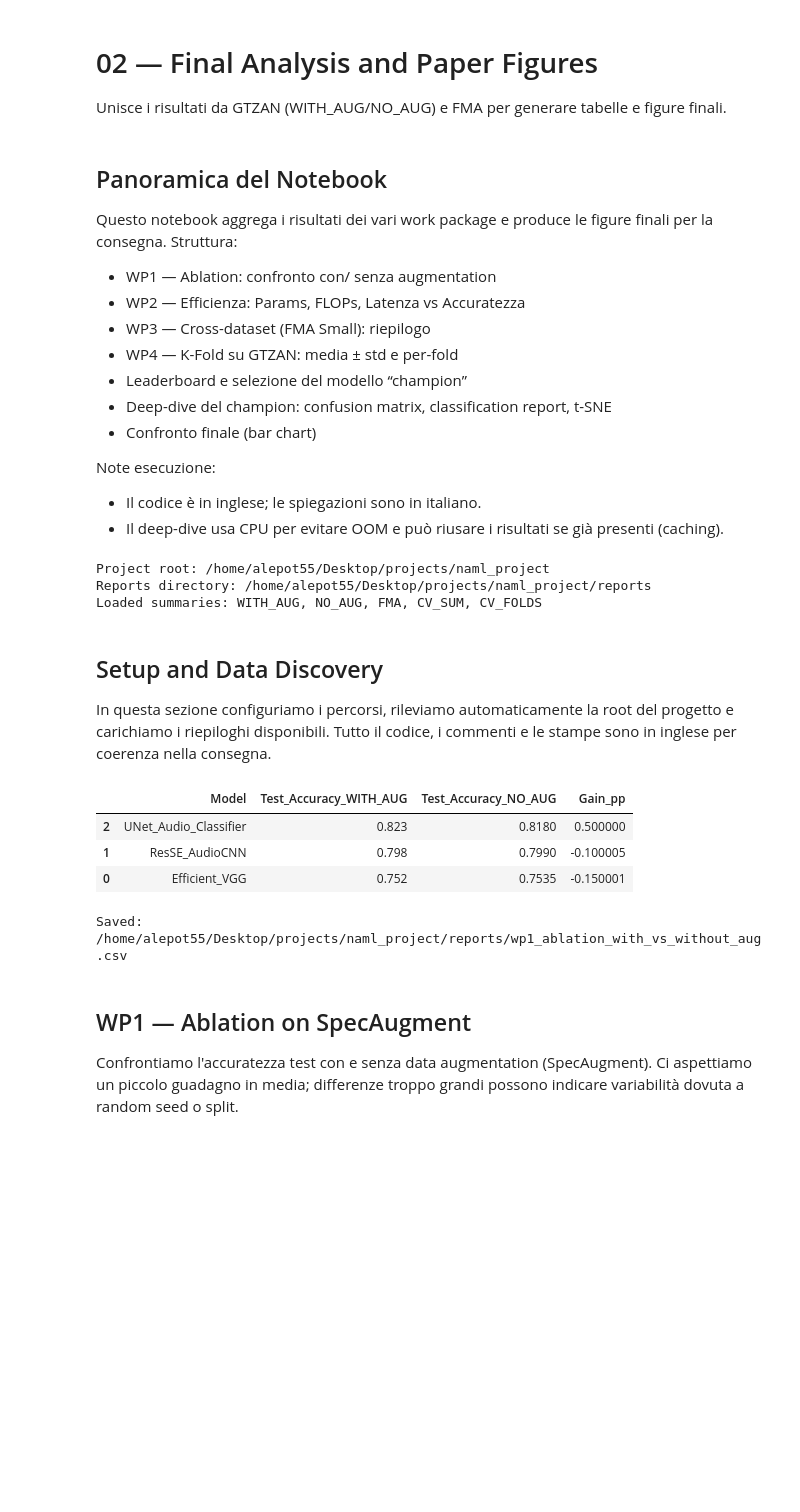
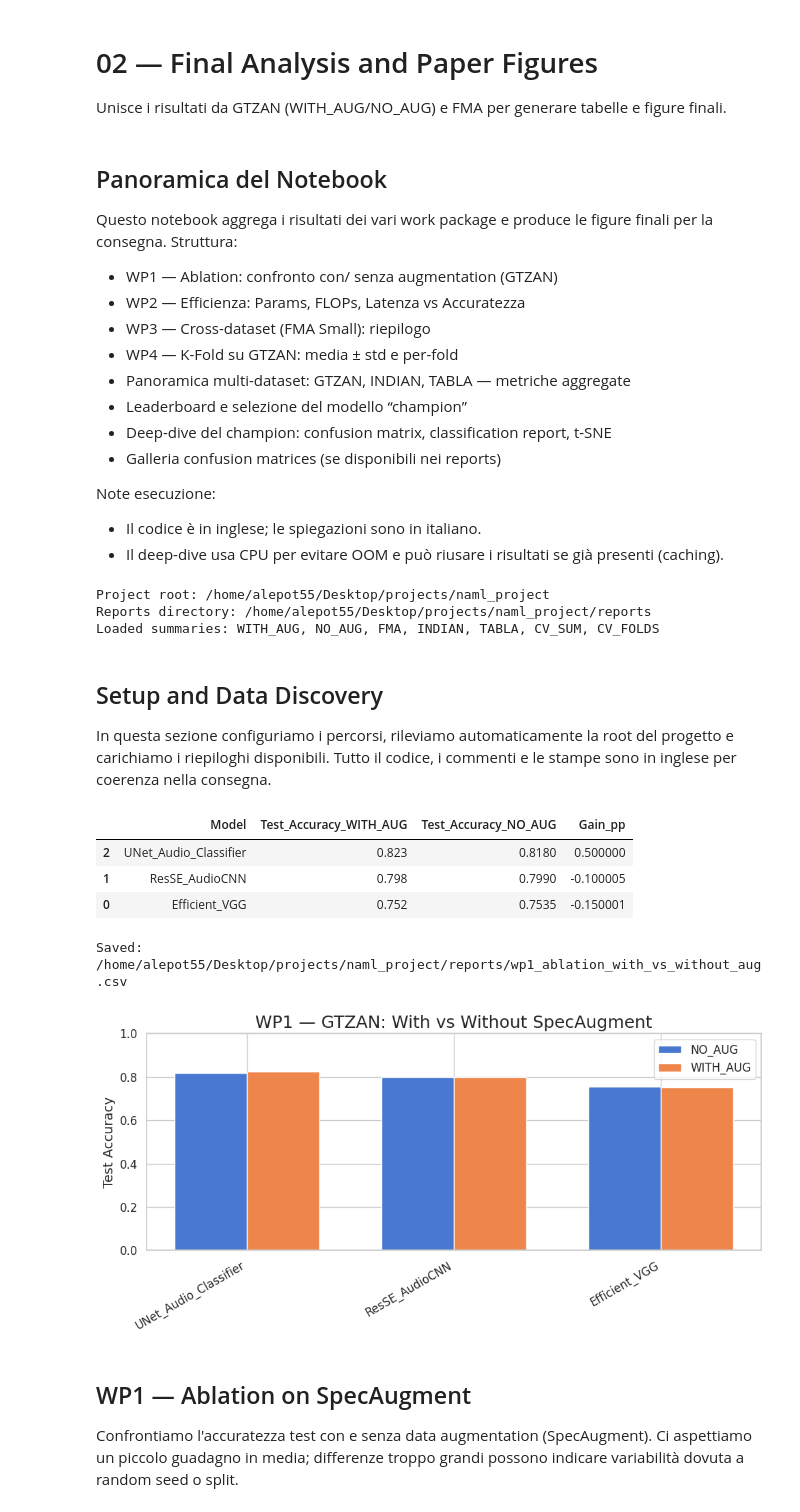
Before and after one commit to alepot55/Reproducible-MGC-GTZAN, a Jupyter notebook: notebooks/02_Final_Analysis_and_Paper_Figures.ipynb, the cells around one changed output. Saved outputs shown, nothing was run; the diff lists cells and outputs as text; code cells hidden in the pictures; blank space fills up the shorter version.

```diff
--- a/notebooks/02_Final_Analysis_and_Paper_Figures.ipynb
+++ b/notebooks/02_Final_Analysis_and_Paper_Figures.ipynb
@@ -7,13 +7,14 @@ Unisce i risultati da GTZAN (WITH_AUG/NO_AUG) e FMA per generare tabelle e figur
 
 Questo notebook aggrega i risultati dei vari work package e produce le figure finali per la consegna. Struttura:
 
-- WP1 — Ablation: confronto con/ senza augmentation
+- WP1 — Ablation: confronto con/ senza augmentation (GTZAN)
 - WP2 — Efficienza: Params, FLOPs, Latenza vs Accuratezza
 - WP3 — Cross-dataset (FMA Small): riepilogo
 - WP4 — K-Fold su GTZAN: media ± std e per-fold
+- Panoramica multi-dataset: GTZAN, INDIAN, TABLA — metriche aggregate
 - Leaderboard e selezione del modello “champion”
 - Deep-dive del champion: confusion matrix, classification report, t-SNE
-- Confronto finale (bar chart)
+- Galleria confusion matrices (se disponibili nei reports)
 
 Note esecuzione:
 
@@ -37,6 +38,8 @@ REPORTS = PROJECT_ROOT/'reports'
 MODELS_PATH = PROJECT_ROOT/'models'
 PROCESSED_GTZAN = PROJECT_ROOT/'data'/'processed'
 PROCESSED_FMA = PROJECT_ROOT/'data'/'processed_fma'
+PROCESSED_INDIAN = PROJECT_ROOT/'data'/'processed_indian'
+PROCESSED_TABLA = PROJECT_ROOT/'data'/'processed_tabla'
 
 # Styling
 sns.set_theme(style='whitegrid', palette='muted')
@@ -55,6 +58,8 @@ print('Reports directory:', REPORTS)
 GTZAN_WITH = REPORTS/'training_summary_WITH_AUG.csv'
 GTZAN_NO = REPORTS/'training_summary_NO_AUG.csv'
 FMA_SUM = REPORTS/'training_summary_FMA.csv'
+INDIAN_SUM = REPORTS/'training_summary_INDIAN.csv'
+TABLA_SUM = REPORTS/'training_summary_TABLA.csv'
 CV_SUM = REPORTS/'kfold_cv_unet_gtzan.csv'
 CV_FOLDS = REPORTS/'kfold_cv_unet_gtzan_folds.csv'
 
@@ -63,6 +68,8 @@ dfs = {}
 if GTZAN_WITH.exists(): dfs['WITH_AUG'] = pd.read_csv(GTZAN_WITH)
 if GTZAN_NO.exists(): dfs['NO_AUG'] = pd.read_csv(GTZAN_NO)
 if FMA_SUM.exists(): dfs['FMA'] = pd.read_csv(FMA_SUM)
+if INDIAN_SUM.exists(): dfs['INDIAN'] = pd.read_csv(INDIAN_SUM)
+if TABLA_SUM.exists(): dfs['TABLA'] = pd.read_csv(TABLA_SUM)
 if CV_SUM.exists(): dfs['CV_SUM'] = pd.read_csv(CV_SUM)
 if CV_FOLDS.exists(): dfs['CV_FOLDS'] = pd.read_csv(CV_FOLDS)
 
@@ -70,34 +77,47 @@ print('Loaded summaries:', ', '.join(dfs.keys()) if dfs else 'none found')
 # %% [output]
 Project root: /home/alepot55/Desktop/projects/naml_project
 Reports directory: /home/alepot55/Desktop/projects/naml_project/reports
-Loaded summaries: WITH_AUG, NO_AUG, FMA, CV_SUM, CV_FOLDS
+Loaded summaries: WITH_AUG, NO_AUG, FMA, INDIAN, TABLA, CV_SUM, CV_FOLDS
 # %% [markdown]
 ## Setup and Data Discovery
 
 In questa sezione configuriamo i percorsi, rileviamo automaticamente la root del progetto e carichiamo i riepiloghi disponibili. Tutto il codice, i commenti e le stampe sono in inglese per coerenza nella consegna.
 # %%
-# WP1: Accuracy with vs without augmentation
+# WP1: Accuracy with vs without augmentation (GTZAN)
 if 'WITH_AUG' in dfs and 'NO_AUG' in dfs:
     merged = pd.merge(dfs['WITH_AUG'][['Model','Test_Accuracy']],
                       dfs['NO_AUG'][['Model','Test_Accuracy']], on='Model',
                       suffixes=('_WITH_AUG','_NO_AUG'))
     if not len(merged):
         print('WP1: No overlapping models between WITH_AUG and NO_AUG summaries.')
     else:
         merged['Gain_pp'] = 100*(merged['Test_Accuracy_WITH_AUG']-merged['Test_Accuracy_NO_AUG'])
         merged = merged.sort_values('Gain_pp', ascending=False)
         display(merged)
         out_csv = REPORTS/'wp1_ablation_with_vs_without_aug.csv'
         merged.to_csv(out_csv, index=False)
         print('Saved:', out_csv)
+        # Plot — paired bars
+        plt.figure(figsize=(10,5))
+        width = 0.35
+        x = np.arange(len(merged['Model']))
+        plt.bar(x - width/2, merged['Test_Accuracy_NO_AUG'], width, label='NO_AUG')
+        plt.bar(x + width/2, merged['Test_Accuracy_WITH_AUG'], width, label='WITH_AUG')
+        plt.xticks(x, merged['Model'], rotation=30, ha='right')
+        plt.ylabel('Test Accuracy')
+        plt.title('WP1 — GTZAN: With vs Without SpecAugment')
+        plt.ylim(0,1.0)
+        plt.legend()
+        plt.tight_layout(); plt.show()
 else:
     print('WP1: Missing results. Please run the GTZAN tournament with and without augmentation.')
 # %% [output]
 |  | Model | Test_Accuracy_WITH_AUG | Test_Accuracy_NO_AUG | Gain_pp |
 | 2 | UNet_Audio_Classifier | 0.823 | 0.8180 | 0.500000 |
 | 1 | ResSE_AudioCNN | 0.798 | 0.7990 | -0.100005 |
 | 0 | Efficient_VGG | 0.752 | 0.7535 | -0.150001 |
 Saved: /home/alepot55/Desktop/projects/naml_project/reports/wp1_ablation_with_vs_without_aug.csv
+[figure, added]
 # %% [markdown]
 ## WP1 — Ablation on SpecAugment
 
```
Also changed, not shown: parts of 8 cells of this notebook, 27 other files.
